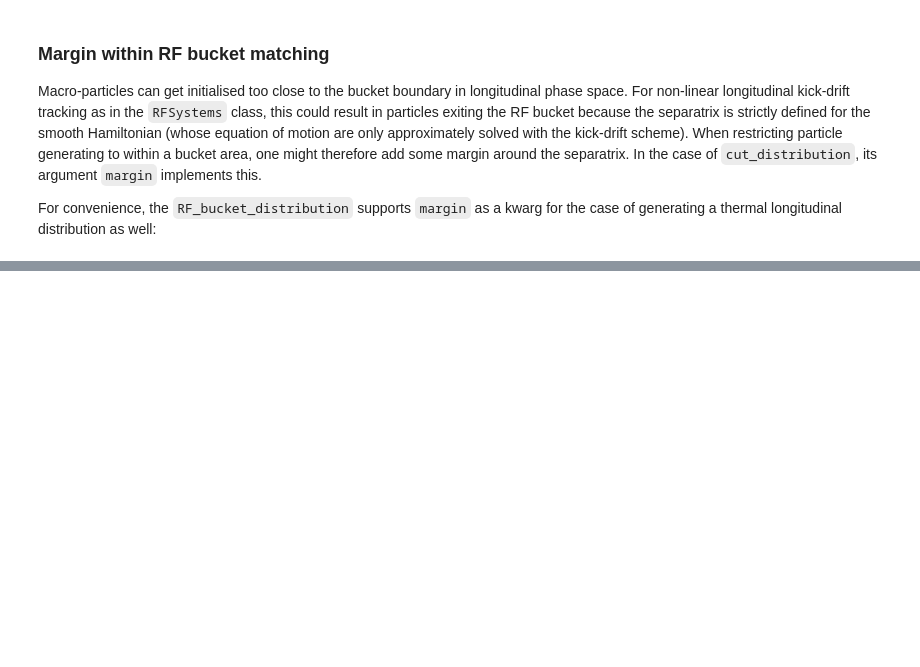
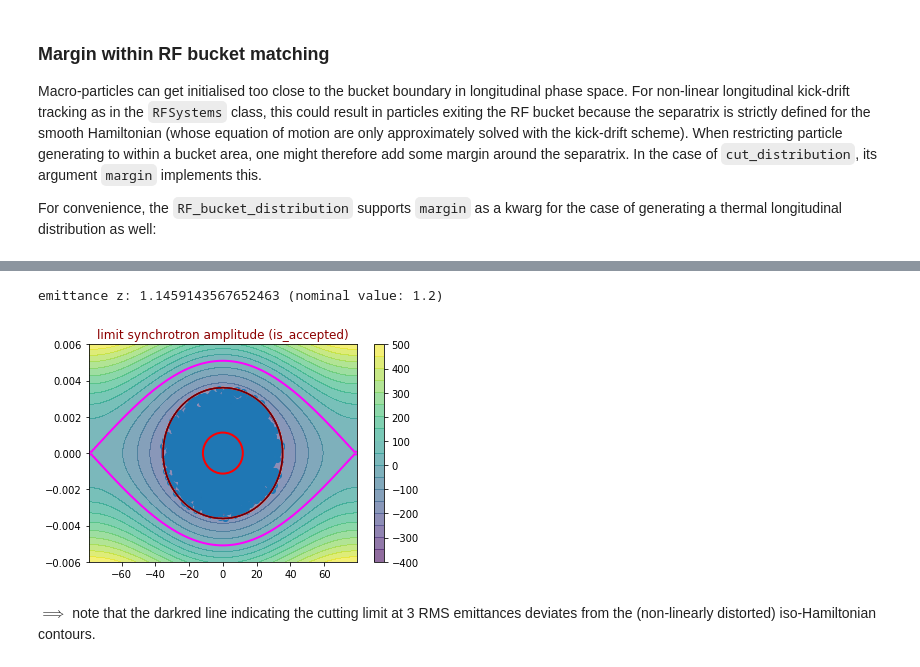
Before and after one commit to PyCOMPLETE/PyHEADTAIL-playground, a Jupyter notebook: GeneratorTest.ipynb, the cells around one changed output, grey strips where cells are left out. Cells and saved outputs as stored; diff of their text form; code cells hidden in the pictures; blank space fills up the shorter version.

Commit message:
GeneratorTest: updated to current version of PyHEADTAIL...
... including the limiting action function.

```diff
--- a/GeneratorTest.ipynb
+++ b/GeneratorTest.ipynb
@@ -456,0 +479,47 @@ emittance z: 1.21460077644 (nominal value: 1.2)
+# %%
+limit_n_rms = 3
+factor_smaller = 1
+
+epsn_z_small = epsn_z / factor_smaller
+sigma_z_small = sigma_z / np.sqrt(factor_smaller)
+
+beta_z = np.abs(eta) * circumference / (2 * np.pi * Qs)
+egeoz_small = epsn_z_small * e / (4 * np.pi * p0)
+
+is_accepted = generators.make_is_accepted_within_n_sigma(
+    epsn_rms=1/np.sqrt(beta_z) * sigma_z_small,
+    limit_n_rms=limit_n_rms,
+)
+
+distribution_z = generators.cut_distribution(
+    distribution=generators.gaussian2D(egeoz_small),
+    is_accepted=is_accepted
+)
+
+bunch_new = generators.ParticleGenerator(
+    macroparticlenumber=n_particles,
+    intensity=intensity, charge=e, mass=m_p,
+    circumference=circumference, gamma=gamma,
+    distribution_z=distribution_z,
+    eta=eta, Qs=Qs,
+).generate()
+
+plot_long_phase_space(bunch_new, rfbucket)
+
+X, Y = np.meshgrid(np.linspace(*plt.xlim(), num=1000),
+                   np.linspace(*plt.ylim(), num=1000))
+plt.contour(X, Y, is_accepted(X / np.sqrt(beta_z), Y * np.sqrt(beta_z)),
+            cmap=plt.get_cmap('Reds'))
+plt.title('limit synchrotron amplitude (is_accepted)', color='darkred')
+
+ep = patches.Ellipse((0, 0), 2 * sigma_z_small, 2 * epsn_z_small * e / (4*np.pi * p0 * sigma_z_small),
+                    linewidth=2, fill=False, color='red', zorder=20)
+plt.gca().add_patch(ep)
+
+print('emittance z:', bunch_new.epsn_z(),
+      '(nominal value: {0:.3g})\n\n'.format(epsn_z_small))
+# %% [output]
+emittance z: 1.1459143567652463 (nominal value: 1.2)
+[figure, added]
+# %% [markdown]
+$\implies$ note that the darkred line indicating the cutting limit at 3 RMS emittances deviates from the (non-linearly distorted) iso-Hamiltonian contours.
```
Also changed, not shown: parts of 15 cells of this notebook.
